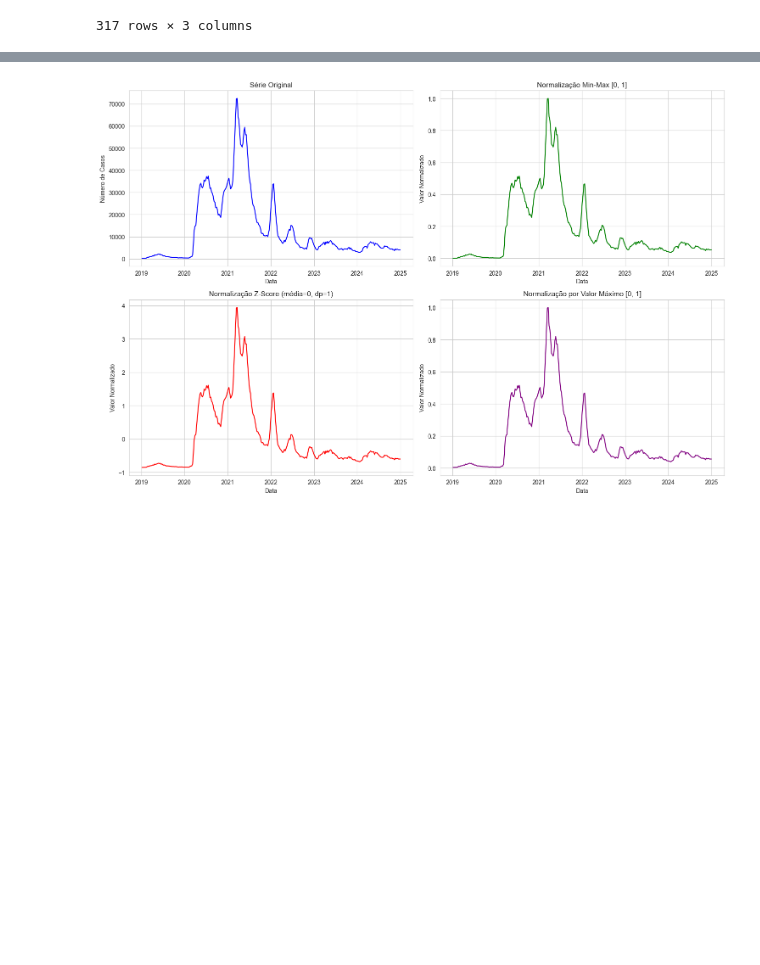
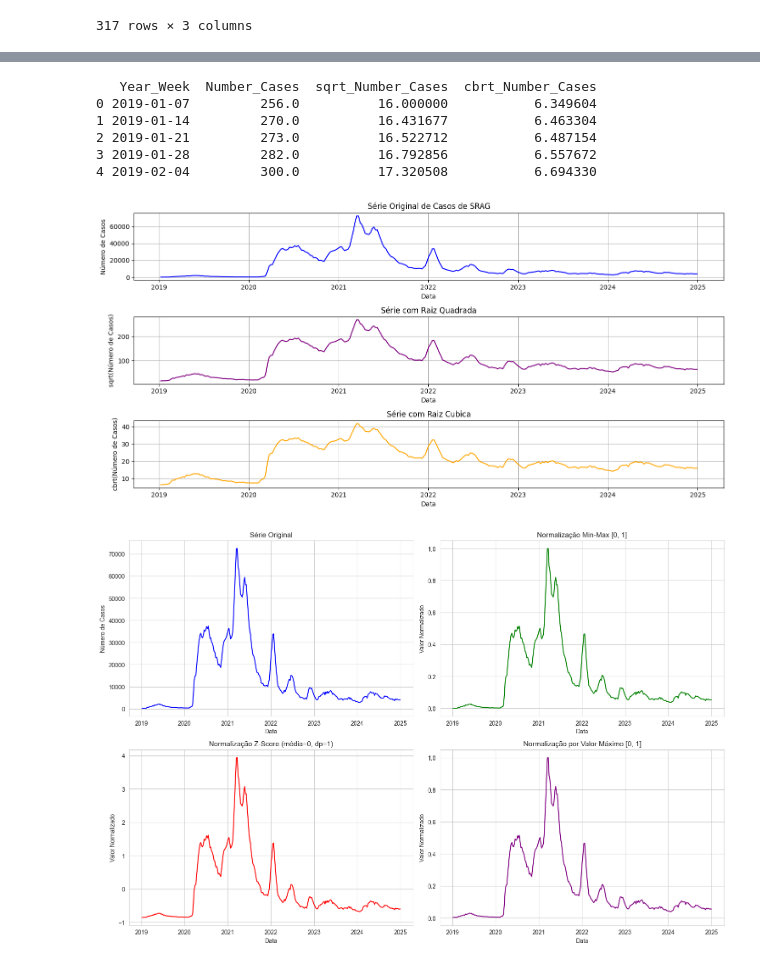
Before and after one commit to Arickjd/matematica-computacional, a Jupyter notebook: Polynomial_Fit.ipynb, the cells around one changed output, grey strips where cells are left out. Cells and saved outputs as stored; diff of their text form; code cells hidden in the pictures; blank space fills up the shorter version.

```diff
--- a/Polynomial_Fit.ipynb
+++ b/Polynomial_Fit.ipynb
@@ -67,3 +67,48 @@ plt.show()
+# %%
+# Aplicar transformação logarítmica
+df['sqrt_Number_Cases'] = np.sqrt(df['Number_Cases'])
+df['cbrt_Number_Cases'] = np.cbrt(df['Number_Cases'])
+
+# Visualizar as primeiras linhas para verificar a transformação
+print(df[['Year_Week', 'Number_Cases', 'sqrt_Number_Cases', "cbrt_Number_Cases"]].head())
+
+# Plotar a série original e a transformada
+plt.figure(figsize=(14, 7))
+
+# Gráfico da série original
+plt.subplot(3, 1, 1)
+sns.lineplot(data=df, x='Year_Week', y='Number_Cases', color='blue')
+plt.title('Série Original de Casos de SRAG')
+plt.xlabel('Data')
+plt.ylabel('Número de Casos')
+plt.grid(True)
+
+# Gráfico da série com transformação logarítmica
+plt.subplot(3, 1, 2)
+sns.lineplot(data=df, x='Year_Week', y='sqrt_Number_Cases', color='purple')
+plt.title('Série com Raiz Quadrada')
+plt.xlabel('Data')
+plt.ylabel('sqrt(Número de Casos)')
+plt.grid(True)
+
+# Gráfico da série com transformação logarítmica
+plt.subplot(3, 1, 3)
+sns.lineplot(data=df, x='Year_Week', y='cbrt_Number_Cases', color='orange')
+plt.title('Série com Raiz Cubica')
+plt.xlabel('Data')
+plt.ylabel('cbrt(Número de Casos)')
+plt.grid(True)
+
+plt.tight_layout()
+plt.show()
+# %% [output]
+   Year_Week  Number_Cases  sqrt_Number_Cases  cbrt_Number_Cases
+0 2019-01-07         256.0          16.000000           6.349604
+1 2019-01-14         270.0          16.431677           6.463304
+2 2019-01-21         273.0          16.522712           6.487154
+3 2019-01-28         282.0          16.792856           6.557672
+4 2019-02-04         300.0          17.320508           6.694330
+[figure, added]
 # %%
 # Aplicar diferentes técnicas de normalização
 df['MinMax_Normalized'] = (df['Number_Cases'] - df['Number_Cases'].min()) / (df['Number_Cases'].max() - df['Number_Cases'].min())
```
Also changed, not shown: parts of 1 cell of this notebook, 1 other file.
